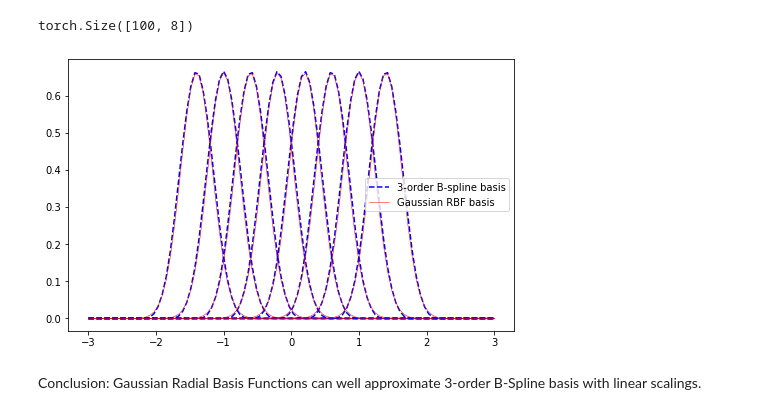
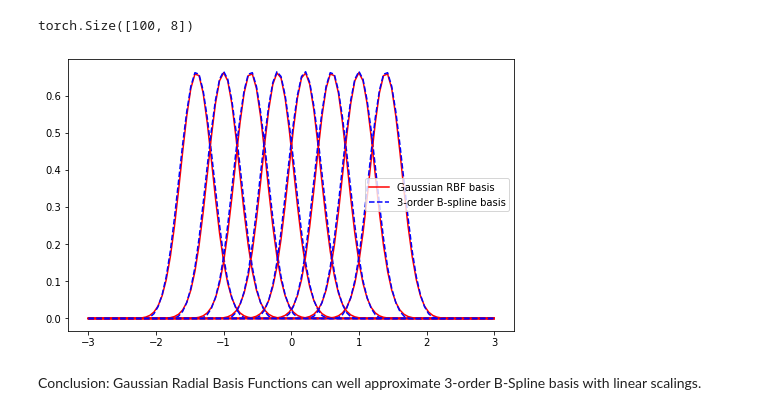
Before and after one commit to ZiyaoLi/fast-kan, a Jupyter notebook: draw_spline_basis.ipynb, the cells around one changed output. Saved outputs shown, nothing was run; the diff lists cells and outputs as text; code cells hidden in the pictures.

Commit message:
update plot

```diff
--- a/draw_spline_basis.ipynb
+++ b/draw_spline_basis.ipynb
@@ -29,12 +29,12 @@ torch.Size([100, 8])
 # %%
 fig = plt.figure(figsize=(8, 5))
 ax = fig.subplots(1, 1)
 for i in range(8):
+    rbf_plt = ax.plot(x.numpy(), rbf_basis[:, i].numpy() * .6631, color="red", label=None if i > 0 else "Gaussian RBF basis")
     bspline_plt = ax.plot(x.numpy(), basis[0, :, i].numpy(), "--", color="blue", label=None if i > 0 else "3-order B-spline basis")
-    rbf_plt = ax.plot(x.numpy(), rbf_basis[:, i].numpy() * .6631, color="red", lw=0.5, label=None if i > 0 else "Gaussian RBF basis")
 ax.legend()
 fig.savefig("img/compare_basis.png", dpi=100)
 # %% [output]
-[figure, old version]
+[figure, new version]
 # %% [markdown]
 Conclusion: Gaussian Radial Basis Functions can well approximate 3-order B-Spline basis with linear scalings.
```
Also changed, not shown: 1 other file.
